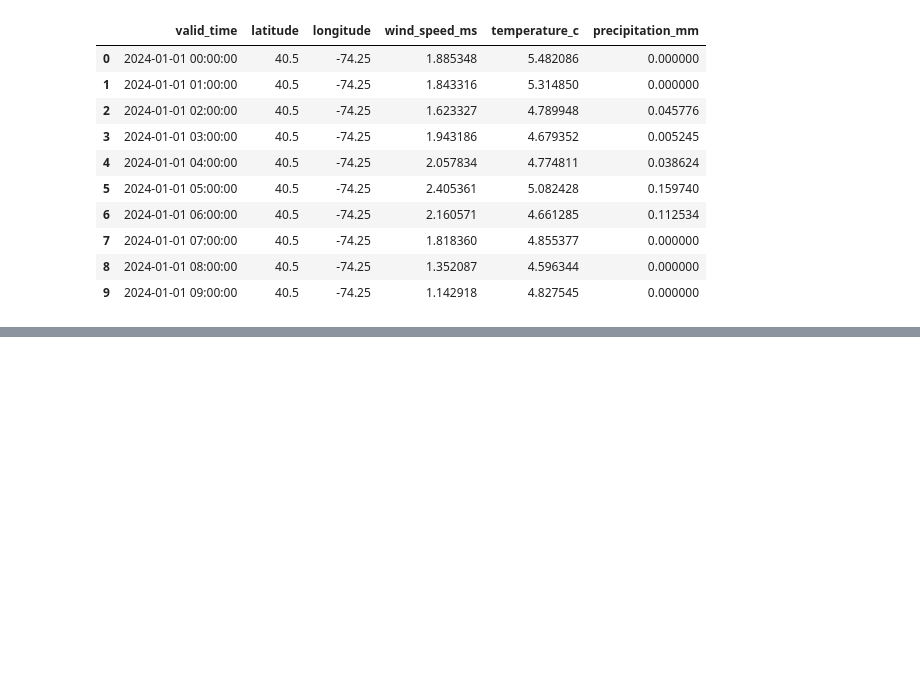
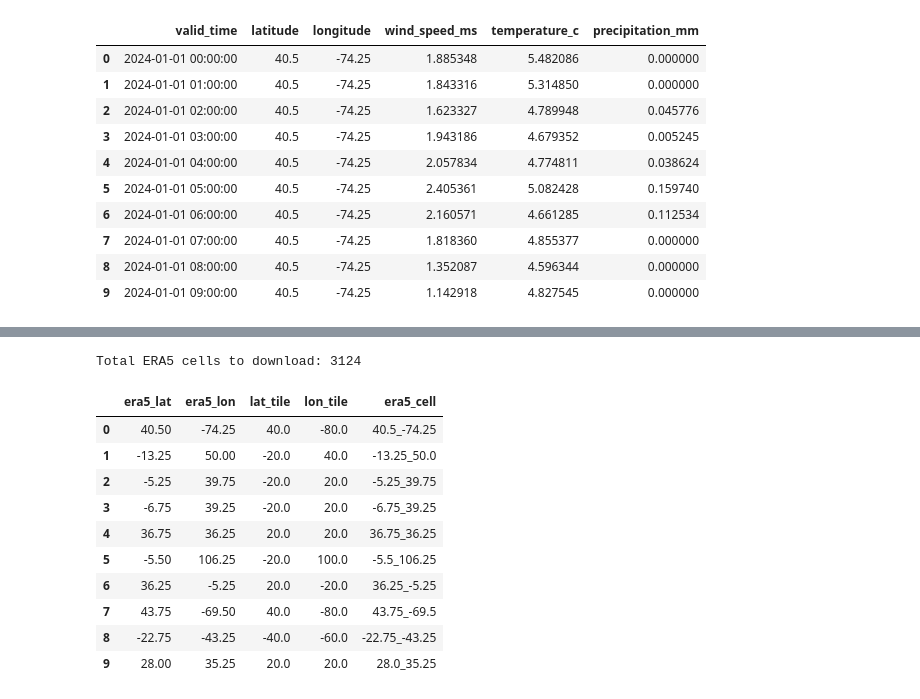
Before and after one commit to Suprabhat4970/MarineGuard-AI, a Jupyter notebook: ml/Weather_Forecasting_Model.ipynb, the cells around one changed output, grey strips where cells are left out. Cells and saved outputs as stored; diff of their text form; code cells hidden in the pictures; blank space fills up the shorter version.

```diff
--- a/ml/Weather_Forecasting_Model.ipynb
+++ b/ml/Weather_Forecasting_Model.ipynb
@@ -1148,0 +1198,26 @@ weather_clean.head(10)
+# %%
+era5_download_list = era5_cells.copy()
+
+era5_download_list["era5_cell"] = (
+    era5_download_list["era5_lat"].astype(str)
+    + "_"
+    + era5_download_list["era5_lon"].astype(str)
+)
+
+print("Total ERA5 cells to download:",
+      len(era5_download_list))
+
+display(era5_download_list.head(10))
+# %% [output]
+Total ERA5 cells to download: 3124
+|  | era5_lat | era5_lon | lat_tile | lon_tile | era5_cell |
+| 0 | 40.50 | -74.25 | 40.0 | -80.0 | 40.5_-74.25 |
+| 1 | -13.25 | 50.00 | -20.0 | 40.0 | -13.25_50.0 |
+| 2 | -5.25 | 39.75 | -20.0 | 20.0 | -5.25_39.75 |
+| 3 | -6.75 | 39.25 | -20.0 | 20.0 | -6.75_39.25 |
+| 4 | 36.75 | 36.25 | 20.0 | 20.0 | 36.75_36.25 |
+| 5 | -5.50 | 106.25 | -20.0 | 100.0 | -5.5_106.25 |
+| 6 | 36.25 | -5.25 | 20.0 | -20.0 | 36.25_-5.25 |
+| 7 | 43.75 | -69.50 | 40.0 | -80.0 | 43.75_-69.5 |
+| 8 | -22.75 | -43.25 | -40.0 | -60.0 | -22.75_-43.25 |
+| 9 | 28.00 | 35.25 | 20.0 | 20.0 | 28.0_35.25 |
```
Also changed, not shown: parts of 20 cells of this notebook.
